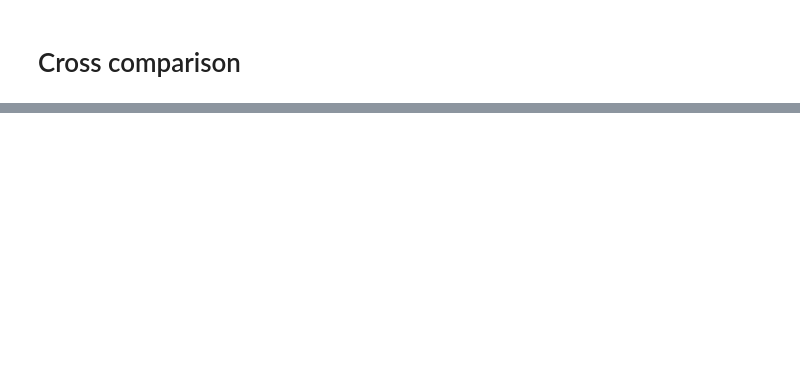
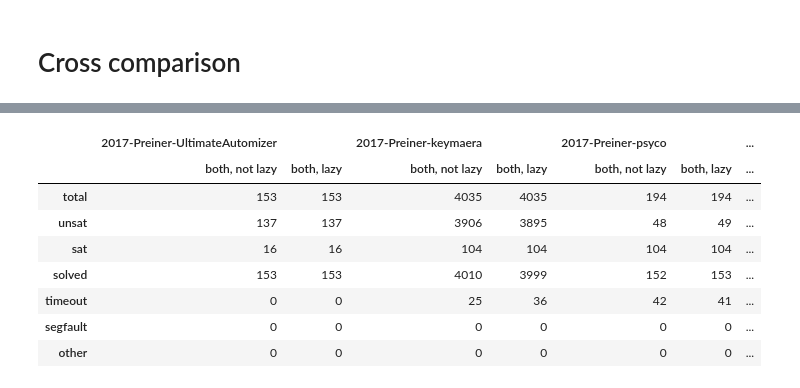
Before and after one commit to svarcinator/Q3B, a Jupyter notebook: statistics/statistics_final/Final statistics.ipynb, the cells around one changed output, grey strips where cells are left out. Cells and saved outputs as stored; diff of their text form; code cells hidden in the pictures; blank space fills up the shorter version.

```diff
--- a/statistics/statistics_final/Final statistics.ipynb
+++ b/statistics/statistics_final/Final statistics.ipynb
@@ -14,7 +14,7 @@ current_dir
 # %% [output]
 '/var/tmp/vcloud-q3b/statistics_final'
 # %%
-versions = {"orig" : "/original", "none":"/approx_of_abstr_of/","approx" : "/approx_on_abstr_of/", "abstr":"/approx_of_abstr_on/", "both":"/approx_on_abstr_on/" }
+versions = {"orig" : "/original", "none":"/approx_of_abstr_of/","approx" : "/approx_on_abstr_of/", "abstr":"/approx_of_abstr_on/", "both":"/approx_on_abstr_on/", "lazy" : "/approx_on_abstr_on_lazy" }
 # %%
 def merge_benchmark_families(adict):
     benchmarks = ['2017-Preiner-UltimateAutomizer',
@@ -230,0 +314,2 @@ ml.write_to_file("/home/xschwar3/dp/statistics/cross_comparison.tex", cross_comp
+# %%
+lazy_path = current_dir + "/approx_on_abstr_on_lazy"
@@ -230,0 +348,14 @@ ml.write_to_file("/home/xschwar3/dp/statistics/cross_comparison.tex", cross_comp
+# %%
+sumdata, timedata = ml.copmare_dfs(current_dir+versions['both'], "both, not lazy", lazy_path, "both, lazy")
+# %%
+sumdata
+# %% [output]
+|  | 2017-Preiner-UltimateAutomizer |  | 2017-Preiner-keymaera |  | 2017-Preiner-psyco |  | ... |
+|  | both, not lazy | both, lazy | both, not lazy | both, lazy | both, not lazy | both, lazy | ... |
+| total | 153 | 153 | 4035 | 4035 | 194 | 194 | ... |
+| unsat | 137 | 137 | 3906 | 3895 | 48 | 49 | ... |
+| sat | 16 | 16 | 104 | 104 | 104 | 104 | ... |
+| solved | 153 | 153 | 4010 | 3999 | 152 | 153 | ... |
+| timeout | 0 | 0 | 25 | 36 | 42 | 41 | ... |
+| segfault | 0 | 0 | 0 | 0 | 0 | 0 | ... |
+| other | 0 | 0 | 0 | 0 | 0 | 0 | ... |
```
Also changed, not shown: parts of 29 cells of this notebook.
